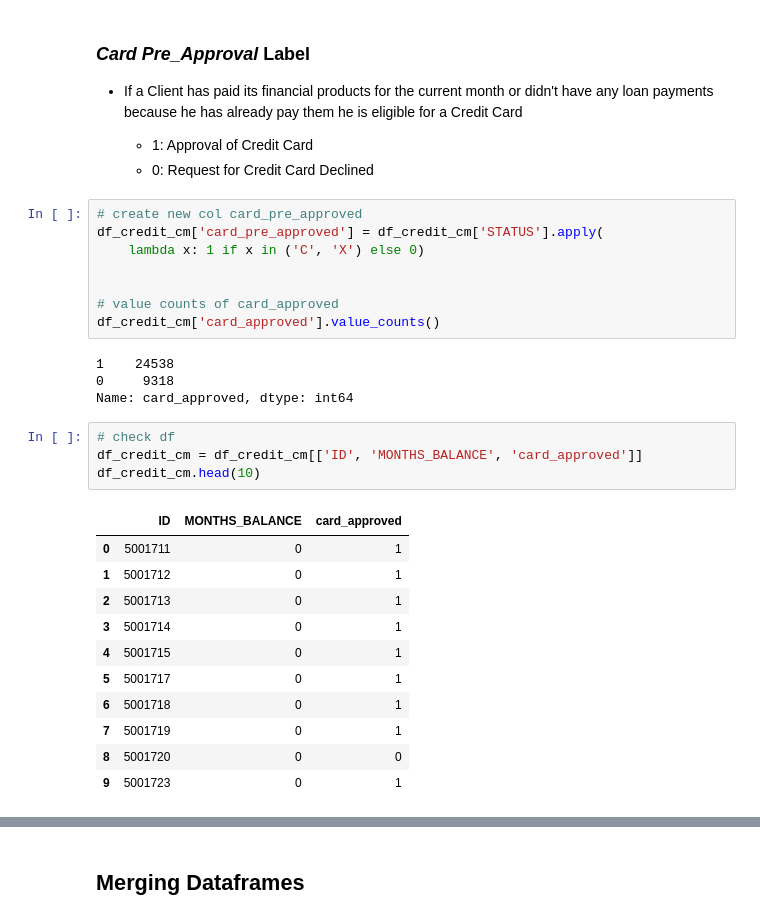
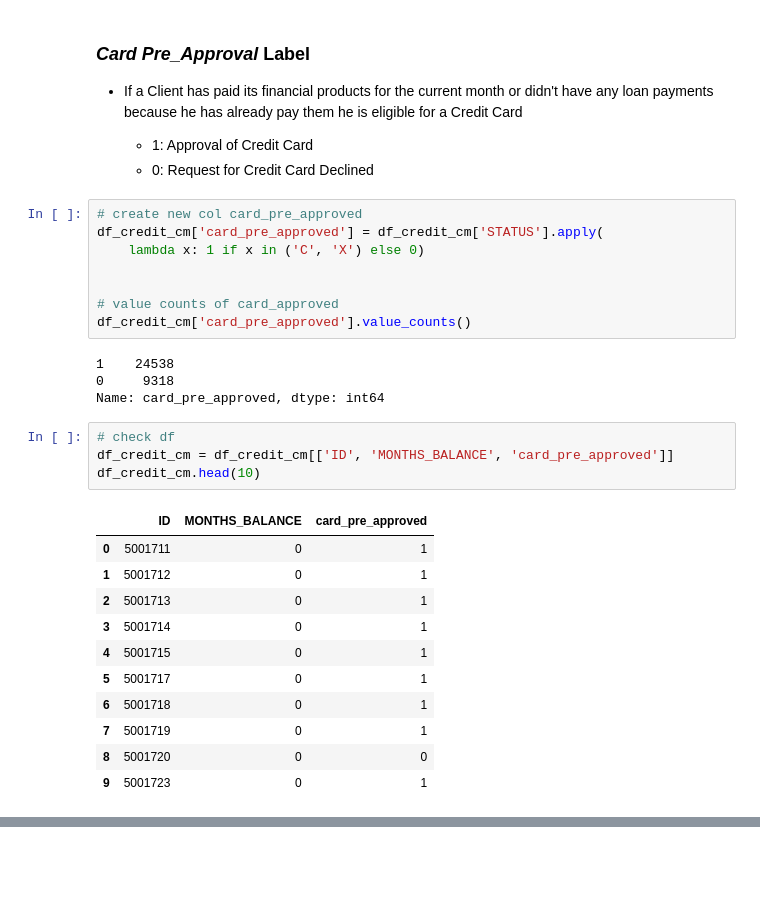
Before and after one commit to princeKike27/Credit-Card-Approval-Prediction, a Jupyter notebook: Credit_Car_Approval_Prediction.ipynb, the cells around one changed output, grey strips where cells are left out. Cells and saved outputs as stored; diff of their text form; blank space fills up the shorter version.

```diff
--- a/Credit_Car_Approval_Prediction.ipynb
+++ b/Credit_Car_Approval_Prediction.ipynb
@@ -1677,17 +1677,17 @@ df_credit_cm['card_pre_approved'] = df_credit_cm['STATUS'].apply(
 
 
 # value counts of card_approved
-df_credit_cm['card_approved'].value_counts()
+df_credit_cm['card_pre_approved'].value_counts()
 # %% [output]
 1    24538
 0     9318
-Name: card_approved, dtype: int64
+Name: card_pre_approved, dtype: int64
 # %%
 # check df
-df_credit_cm = df_credit_cm[['ID', 'MONTHS_BALANCE', 'card_approved']]
+df_credit_cm = df_credit_cm[['ID', 'MONTHS_BALANCE', 'card_pre_approved']]
 df_credit_cm.head(10)
 # %% [output]
-|  | ID | MONTHS_BALANCE | card_approved |
+|  | ID | MONTHS_BALANCE | card_pre_approved |
 | 0 | 5001711 | 0 | 1 |
 | 1 | 5001712 | 0 | 1 |
 | 2 | 5001713 | 0 | 1 |
@@ -1700,5 +1700,3 @@ df_credit_cm.head(10)
 | 9 | 5001723 | 0 | 1 |
 # %% [markdown]
 ![purple-divider](https://user-images.githubusercontent.com/7065401/52071927-c1cd7100-2562-11e9-908a-dde91ba14e59.png)
-# %% [markdown]
-## Merging Dataframes
```
Also changed, not shown: parts of 8 cells of this notebook.
